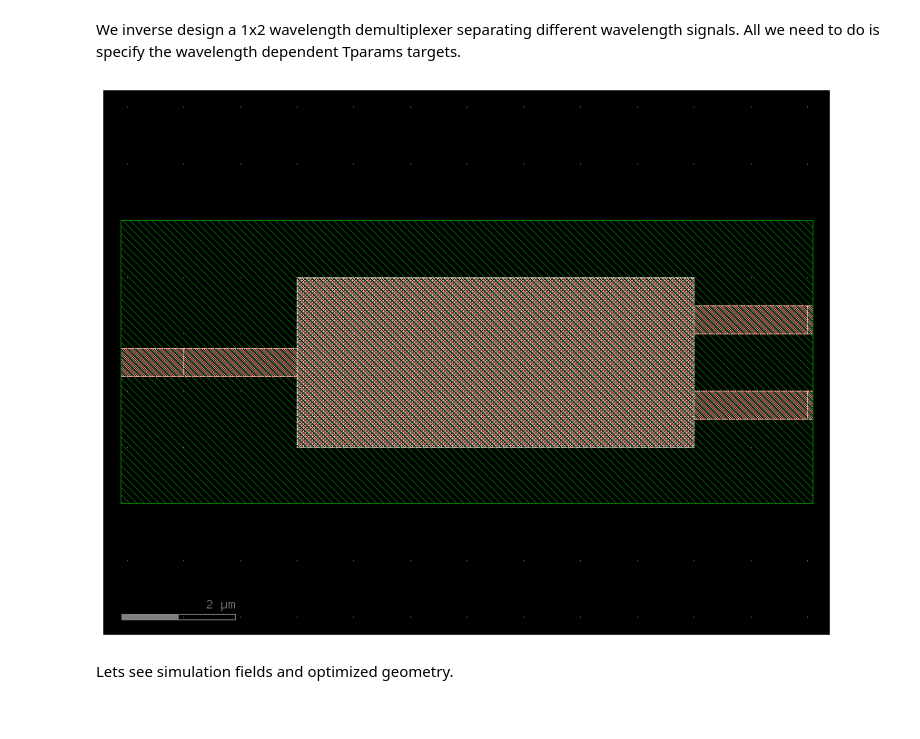
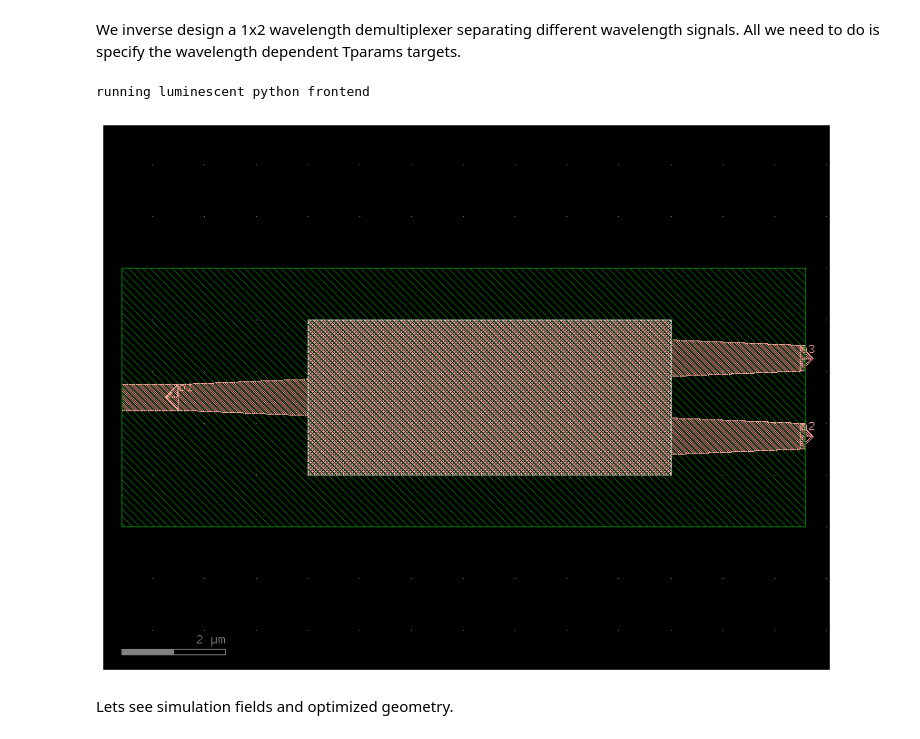
Before and after one commit to paulxshen/Luminescent.jl, a Jupyter notebook: Luminescent_AI_docs.ipynb, the cells around one changed output. Saved outputs shown, nothing was run; the diff lists cells and outputs as text; code cells hidden in the pictures.

```diff
--- a/Luminescent_AI_docs.ipynb
+++ b/Luminescent_AI_docs.ipynb
@@ -275,29 +250,31 @@ We inverse design a 1x2 wavelength demultiplexer separating different wavelength
 # %%
 # 16G RAM, 0.5h on colab free tpu runtime (tpu not used)
 import os
 import luminescent as lumi
 import gdsfactory as gf
 
 source_port_margin=1
 
 c=gf.Component()
-dut =c<< lumi.mimo(west=1, east=2, l=7.0, w=3.0, wwg=.5)
+dut =c<< lumi.mimo(west=1, east=2, l=7.0, w=3.0, wwg=.5,taper=.08)
 ext1=c<<gf.components.straight(source_port_margin+.1)
 ext2=c<<gf.components.straight(.1)
 ext3=c<<gf.components.straight(.1)
 
 ext1.connect("o2", dut.ports["o1"])
 ext2.connect("o1", dut.ports["o2"])
 ext3.connect("o1", dut.ports["o3"])
 
 c.add_port("o1", port=dut.ports["o1"])
 c.add_port("o2", port=dut.ports["o2"])
 c.add_port("o3", port=dut.ports["o3"])
 
 c << gf.components.bbox(component=c, layer=lumi.BBOX, top=1, bottom=1)
+c.draw_ports()
 c.plot()
 # %% [output]
+running luminescent python frontend
-[figure, old version]
+[figure, new version]
 # %%
 targets = {"tparams": {
     1.2: {"3,1": 1.0},
```
Also changed, not shown: parts of 19 cells of this notebook.
